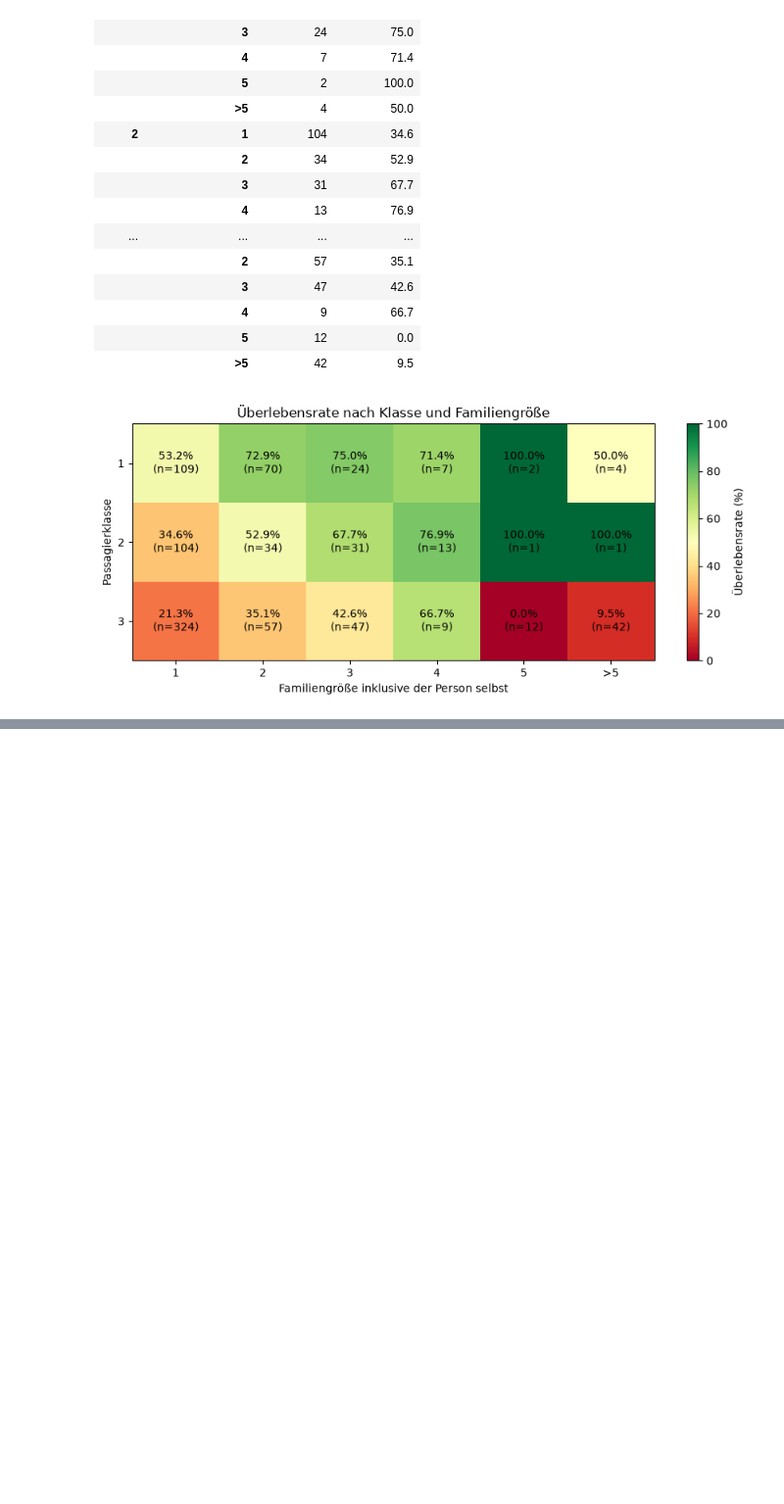
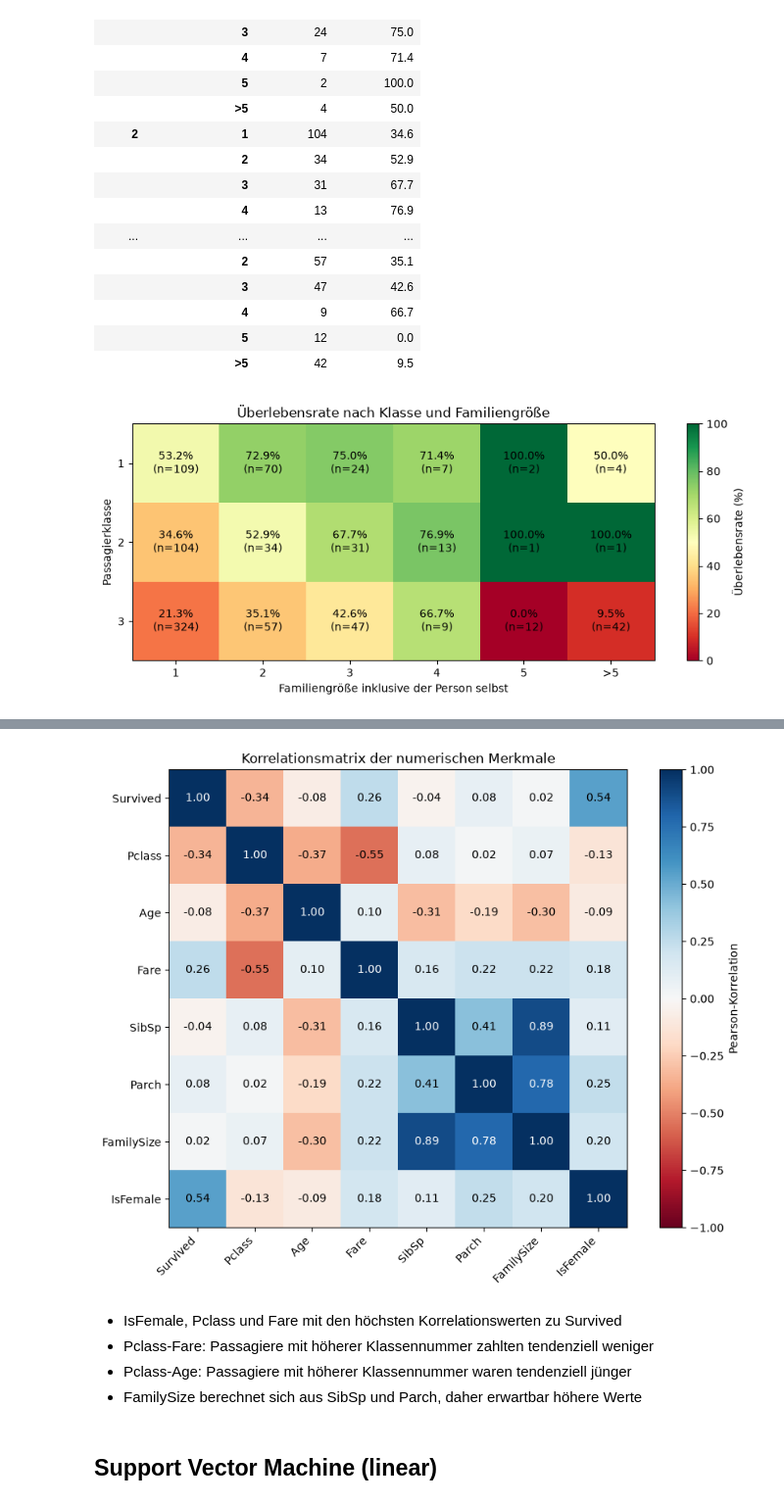
Before and after one commit to dhubmann/titanic, a Jupyter notebook: titanic.ipynb, the cells around one changed output, grey strips where cells are left out. Shown at 98% size. Cells and saved outputs as stored; diff of their text form; code cells hidden in the pictures; blank space fills up the shorter version.

```diff
--- a/titanic.ipynb
+++ b/titanic.ipynb
@@ -831,0 +839,39 @@ plt.show()
+# %%
+corr_data = train_data[
+    ["Survived", "Pclass", "Age", "Fare", "SibSp", "Parch", "FamilySize"]
+].copy()
+
+corr_data["IsFemale"] = train_data["Sex"].map({"female": 1, "male": 0})
+correlations = corr_data.corr()
+
+fig, ax = plt.subplots(figsize=(9, 7))
+heatmap = ax.imshow(correlations, cmap="RdBu", vmin=-1, vmax=1)
+
+ax.set_xticks(
+    range(len(correlations.columns)),
+    labels=correlations.columns,
+    rotation=45,
+    ha="right"
+)
+ax.set_yticks(range(len(correlations.index)), labels=correlations.index)
+
+for row in range(len(correlations.index)):
+    for col in range(len(correlations.columns)):
+        value = correlations.iloc[row, col]
+        ax.text(
+            col, row, f"{value:.2f}",
+            ha="center", va="center",
+            color="white" if abs(value) > 0.6 else "black"
+        )
+
+ax.set_title("Korrelationsmatrix der numerischen Merkmale")
+fig.colorbar(heatmap, ax=ax, label="Pearson-Korrelation")
+plt.tight_layout()
+plt.show()
+# %% [output]
+[figure, added]
+# %% [markdown]
+- IsFemale, Pclass und Fare mit den höchsten Korrelationswerten zu Survived
+- Pclass-Fare: Passagiere mit höherer Klassennummer zahlten tendenziell weniger
+- Pclass-Age: Passagiere mit höherer Klassennummer waren tendenziell jünger
+- FamilySize berechnet sich aus SibSp und Parch, daher erwartbar höhere Werte
@@ -831,0 +880,2 @@ plt.show()
+# %% [markdown]
+## Support Vector Machine (linear)
```
Also changed, not shown: parts of 14 cells of this notebook.
